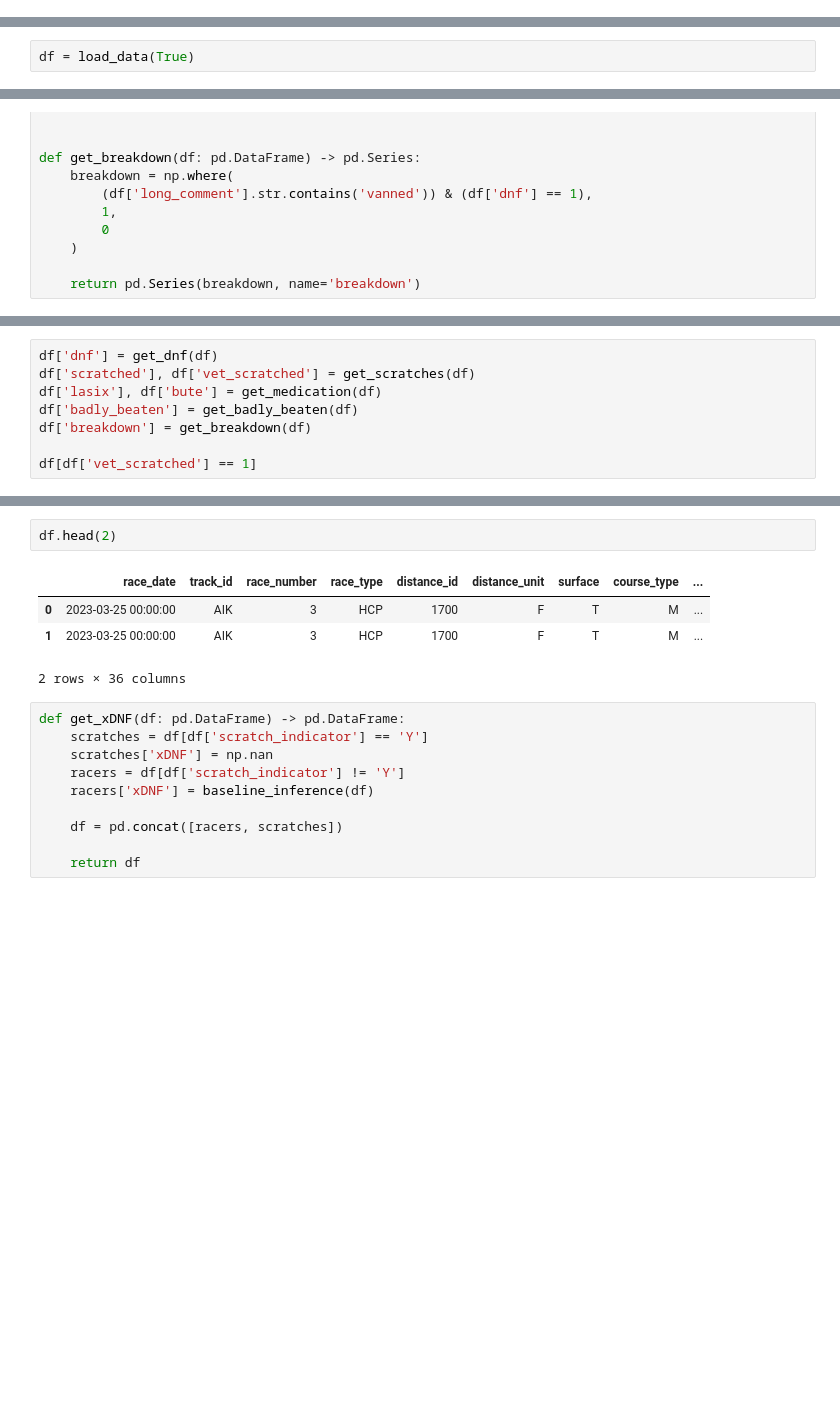
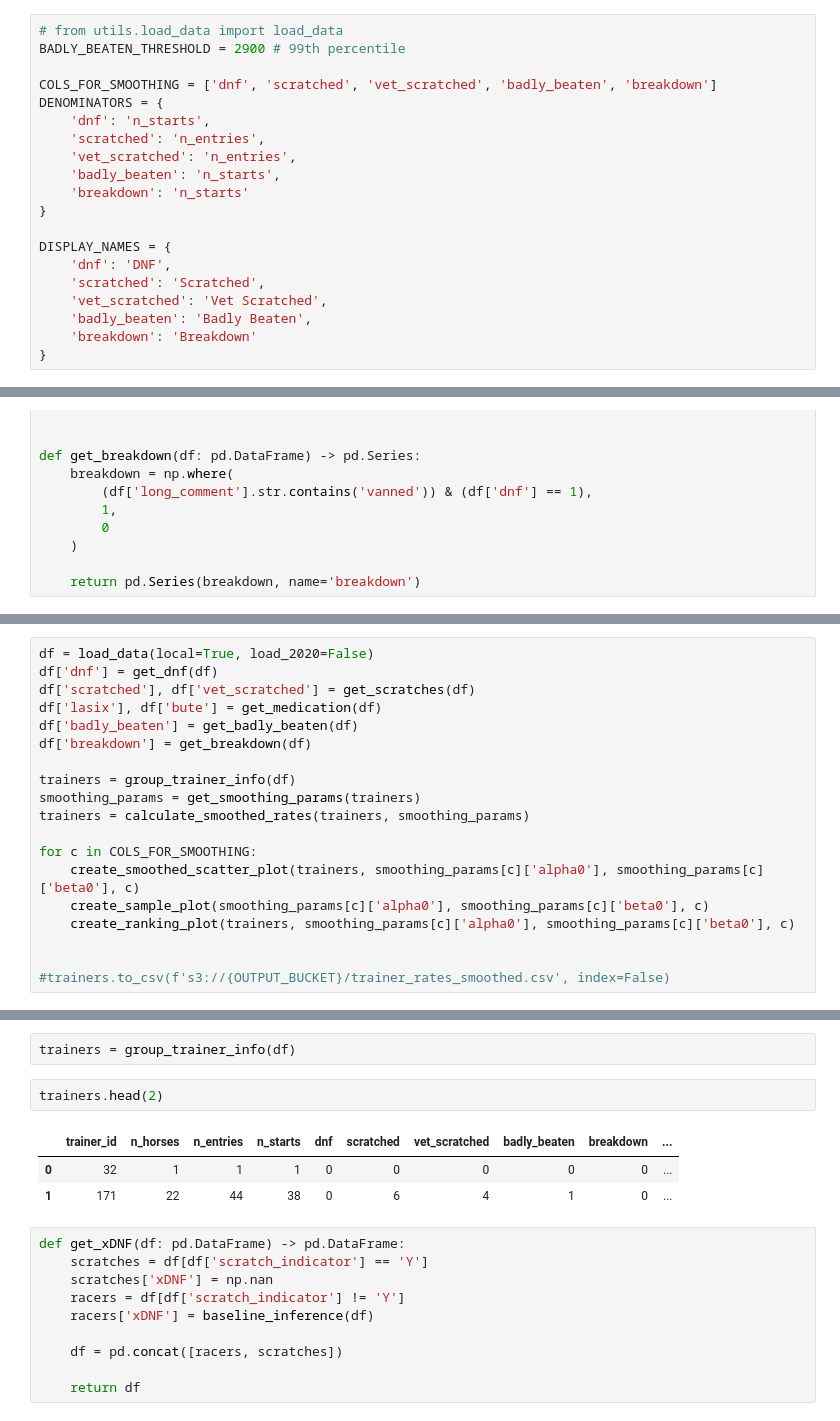
Before and after one commit to jhull40/hisa-trainer-injury, a Jupyter notebook: src/testing.ipynb, the cells around one changed output, grey strips where cells are left out. Cells and saved outputs as stored; diff of their text form; blank space fills up the shorter version.

Commit message:
refactored smoothing

```diff
--- a/src/testing.ipynb
+++ b/src/testing.ipynb
@@ -7,3 +21,23 @@ BADLY_BEATEN_THRESHOLD = 2900 # 99th percentile
+# %%
+# from utils.load_data import load_data
+BADLY_BEATEN_THRESHOLD = 2900 # 99th percentile
+
+COLS_FOR_SMOOTHING = ['dnf', 'scratched', 'vet_scratched', 'badly_beaten', 'breakdown']
+DENOMINATORS = {
+    'dnf': 'n_starts',
+    'scratched': 'n_entries',
+    'vet_scratched': 'n_entries',
+    'badly_beaten': 'n_starts',
+    'breakdown': 'n_starts'
+}
+
+DISPLAY_NAMES = {
+    'dnf': 'DNF',
+    'scratched': 'Scratched',
+    'vet_scratched': 'Vet Scratched',
+    'badly_beaten': 'Badly Beaten',
+    'breakdown': 'Breakdown'
+}
 # %%
 import pandas as pd
 from utils.constants import YEARS_TO_MODEL, DATA_BUCKET
@@ -25,8 +59,6 @@ def load_data(local: bool, load_2020: bool) -> pd.DataFrame:
 
 
     return df
-# %%
-df = load_data(True)
 # %%
 def get_dnf(df: pd.DataFrame) -> pd.Series:
     dnf = np.where(
@@ -93,9 +318,20 @@ def get_breakdown(df: pd.DataFrame) -> pd.Series:
 # %%
+df = load_data(local=True, load_2020=False)
 df['dnf'] = get_dnf(df)
 df['scratched'], df['vet_scratched'] = get_scratches(df)
 df['lasix'], df['bute'] = get_medication(df)
 df['badly_beaten'] = get_badly_beaten(df)
 df['breakdown'] = get_breakdown(df)
 
-df[df['vet_scratched'] == 1]
+trainers = group_trainer_info(df)
+smoothing_params = get_smoothing_params(trainers)
+trainers = calculate_smoothed_rates(trainers, smoothing_params)
+
+for c in COLS_FOR_SMOOTHING:
+    create_smoothed_scatter_plot(trainers, smoothing_params[c]['alpha0'], smoothing_params[c]['beta0'], c)
+    create_sample_plot(smoothing_params[c]['alpha0'], smoothing_params[c]['beta0'], c)
+    create_ranking_plot(trainers, smoothing_params[c]['alpha0'], smoothing_params[c]['beta0'], c)
+
+
+#trainers.to_csv(f's3://{OUTPUT_BUCKET}/trainer_rates_smoothed.csv', index=False)
 # %% [output]
@@ -115,10 +396,11 @@ df[df['vet_scratched'] == 1]
+# %%
+trainers = group_trainer_info(df)
 # %%
-df.head(2)
+trainers.head(2)
 # %% [output]
-|  | race_date | track_id | race_number | race_type | distance_id | distance_unit | surface | course_type | ... |
-| 0 | 2023-03-25 00:00:00 | AIK | 3 | HCP | 1700 | F | T | M | ... |
-| 1 | 2023-03-25 00:00:00 | AIK | 3 | HCP | 1700 | F | T | M | ... |
+|  | trainer_id | n_horses | n_entries | n_starts | dnf | scratched | vet_scratched | badly_beaten | breakdown | ... |
+| 0 | 32 | 1 | 1 | 1 | 0 | 0 | 0 | 0 | 0 | ... |
+| 1 | 171 | 22 | 44 | 38 | 0 | 6 | 4 | 1 | 0 | ... |
-2 rows × 36 columns
 # %%
 def get_xDNF(df: pd.DataFrame) -> pd.DataFrame:
     scratches = df[df['scratch_indicator'] == 'Y']
```
Also changed, not shown: parts of 13 cells of this notebook, 25 other files.
